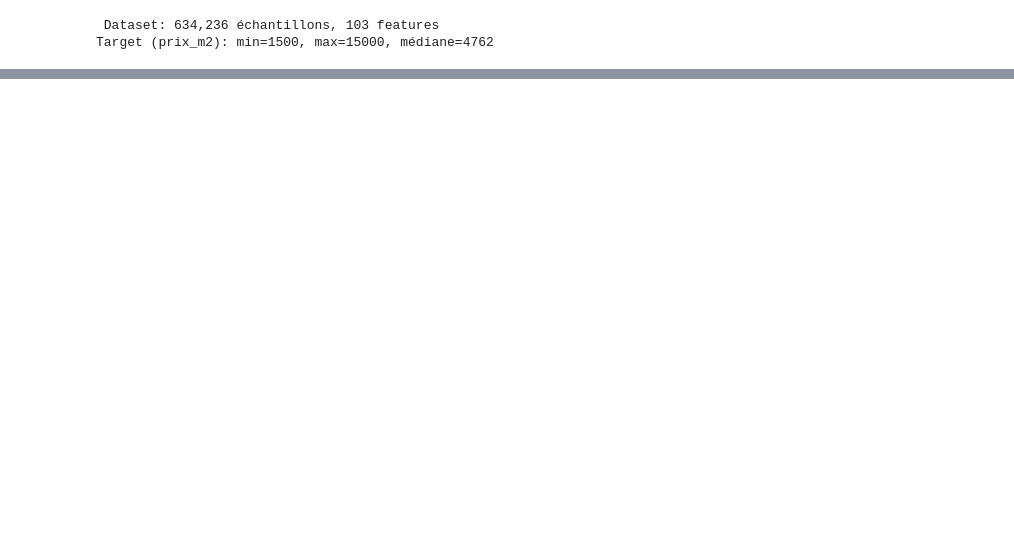
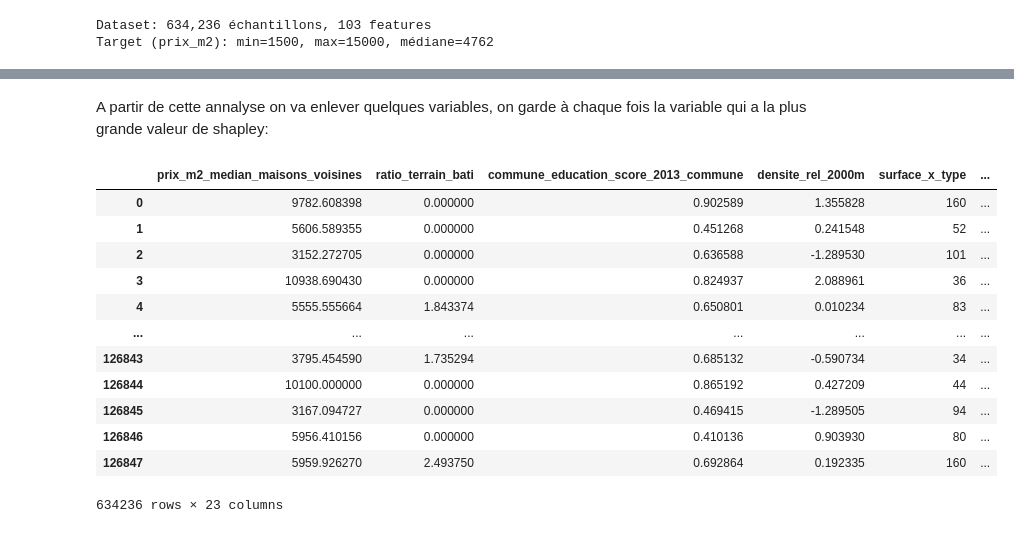
Before and after one commit to leocoooo/land_value_prediction, a Jupyter notebook: notebooks/03_selection_features.ipynb, the cells around one changed output, grey strips where cells are left out. Drawn from its saved outputs; the diff is of its cells as text; code cells hidden in the pictures; blank space fills up the shorter version.

```diff
--- a/notebooks/03_selection_features.ipynb
+++ b/notebooks/03_selection_features.ipynb
@@ -211,0 +248,30 @@ selected_features
+# %% [markdown]
+A partir de cette annalyse on va enlever quelques variables, on garde à chaque fois la variable qui a la plus grande valeur de shapley:
+# %%
+correlated_features_to_drop = ["surface_terrain",
+                               "densite_lots",
+                               "nombre_pieces_principales",
+                               "Taux_moyen_credit_immo_lag3t",
+                               "nb_jours_depuis_janvier_2021", # cette variable ne fait pas sens
+                               "nb_education_2000m",
+                               "commune_idh2_2013_commune",
+                               "prix_median_x_distance"
+                               ]
+
+
+df_with_selected_features = df_with_selected_features.drop(columns=correlated_features_to_drop, errors='ignore')
+df_with_selected_features
+# %% [output]
+|  | prix_m2_median_maisons_voisines | ratio_terrain_bati | commune_education_score_2013_commune | densite_rel_2000m | surface_x_type | ... |
+| 0 | 9782.608398 | 0.000000 | 0.902589 | 1.355828 | 160 | ... |
+| 1 | 5606.589355 | 0.000000 | 0.451268 | 0.241548 | 52 | ... |
+| 2 | 3152.272705 | 0.000000 | 0.636588 | -1.289530 | 101 | ... |
+| 3 | 10938.690430 | 0.000000 | 0.824937 | 2.088961 | 36 | ... |
+| 4 | 5555.555664 | 1.843374 | 0.650801 | 0.010234 | 83 | ... |
+| ... | ... | ... | ... | ... | ... | ... |
+| 126843 | 3795.454590 | 1.735294 | 0.685132 | -0.590734 | 34 | ... |
+| 126844 | 10100.000000 | 0.000000 | 0.865192 | 0.427209 | 44 | ... |
+| 126845 | 3167.094727 | 0.000000 | 0.469415 | -1.289505 | 94 | ... |
+| 126846 | 5956.410156 | 0.000000 | 0.410136 | 0.903930 | 80 | ... |
+| 126847 | 5959.926270 | 2.493750 | 0.692864 | 0.192335 | 160 | ... |
+634236 rows × 23 columns
```
Also changed, not shown: parts of 15 cells of this notebook, 4 other files.
